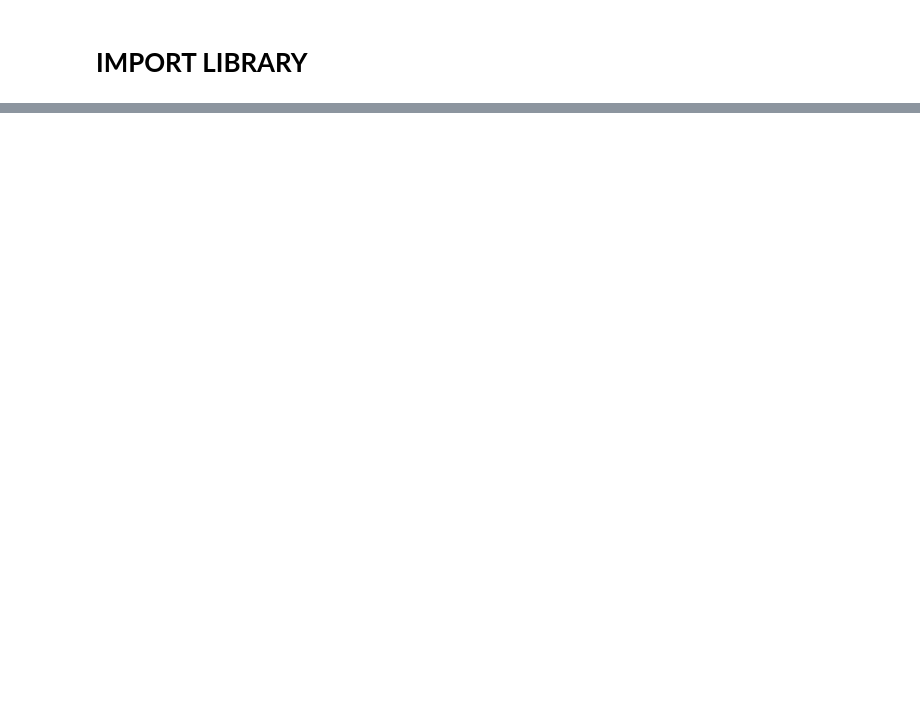
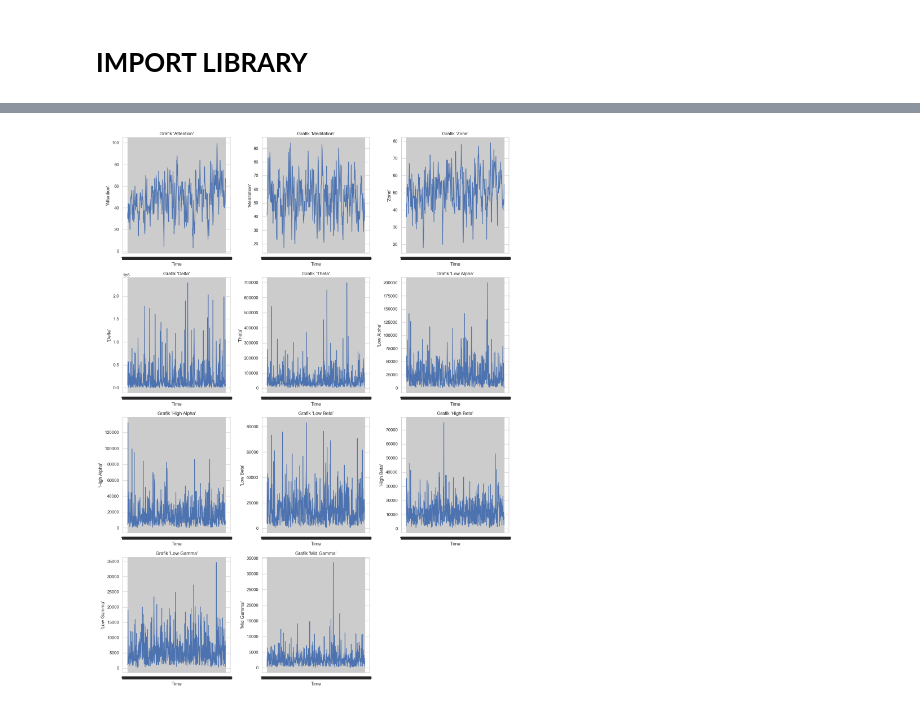
Before and after one commit to rfirmn/EEG-to-Text-Representation, a Jupyter notebook: EDA.ipynb, the cells around one changed output, grey strips where cells are left out. Saved outputs shown, nothing was run; the diff lists cells and outputs as text; code cells hidden in the pictures; blank space fills up the shorter version.

```diff
--- a/EDA.ipynb
+++ b/EDA.ipynb
@@ -26,0 +45,10 @@ ValueError: numpy.dtype size changed, may indicate binary incompatibility. Expec
+# %%
+for i in range(len(all_dataframes)):
+    name = f'df_{list(all_dataframes.keys())[i]}'
+    vars()[name] = all_dataframes[list(all_dataframes.keys())[i]]
+# %%
+print("nama dataframe:")
+df_names = []
+for i in range(len(all_dataframes)):
+    df_names.append(f'df_{list(all_dataframes.keys())[i]}')
+print(df_names)
@@ -26,0 +67,36 @@ ValueError: numpy.dtype size changed, may indicate binary incompatibility. Expec
+# %%
+import matplotlib.pyplot as plt
+import seaborn as sns
+
+# Atur style Seaborn (opsional, untuk tampilan yang lebih baik)
+sns.set_theme(style="whitegrid")
+
+# Kolom yang ingin diplot
+kolom = ["'Attention'","'Meditation'","'Zone'","'Delta'","'Theta'","'Low Alpha'","'High Alpha'","'Low Beta'","'High Beta'","'Low Gamma'","'Mid Gamma'"]
+
+# Tentukan jumlah baris dan kolom subplot
+jumlah_kolom = len(kolom)
+n_baris = (jumlah_kolom + 2) // 3  # Membuat 3 subplot per baris
+n_kol = 3
+
+# Buat figure dan axes untuk subplots
+fig, axes = plt.subplots(n_baris, n_kol, figsize=(15, 5 * n_baris))
+axes = axes.flatten()  # Ubah menjadi array 1 dimensi untuk mempermudah iterasi
+
+# Loop untuk setiap kolom
+for i, col in enumerate(kolom):
+    if i < len(axes):  # Pastikan tidak melebihi jumlah subplot
+        sns.lineplot(ax=axes[i], x="'Time'", y=col, data=df_ADITYA)
+        axes[i].set_title(f'Grafik {col}')
+        axes[i].set_xlabel('Time')
+        axes[i].set_ylabel(col)
+
+# Jika jumlah subplot lebih banyak dari jumlah kolom, sembunyikan subplot kosong
+for j in range(i + 1, len(axes)):
+    fig.delaxes(axes[j])
+
+# Tampilkan plot
+plt.tight_layout()
+plt.show()
+# %% [output]
+[figure, added]
```
Also changed, not shown: parts of 6 cells of this notebook, 1 other file.
